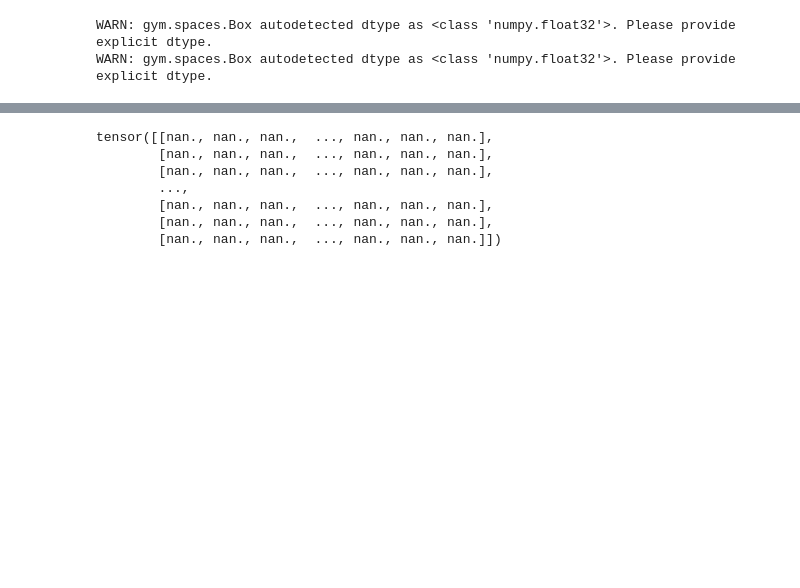
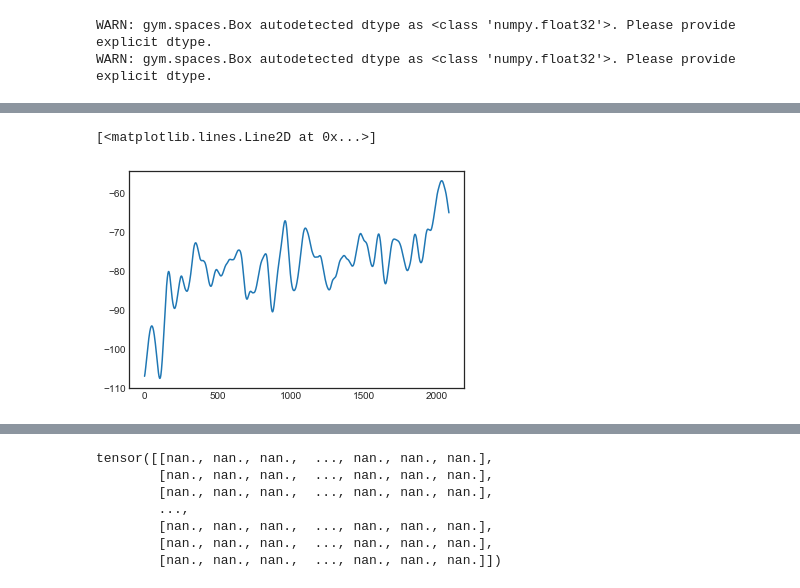
Before and after one commit to liavkoren/ai-ml-rl, a Jupyter notebook: dqn_implementations/mine/DQN part 2 -- Distributional DQN.ipynb, the cells around one changed output, grey strips where cells are left out. Cells and saved outputs as stored; diff of their text form; code cells hidden in the pictures; blank space fills up the shorter version.

```diff
--- a/dqn_implementations/mine/DQN part 2 -- Distributional DQN.ipynb
+++ b/dqn_implementations/mine/DQN part 2 -- Distributional DQN.ipynb
@@ -396,4 +430,6 @@ run_experiment(agentlearning_rate=lr, weight_decay=l2, xavier=xavier, title=titl
 # %%
 # plt.plot(smooth(np.array(agent.target_net_q_values)))
-# plt.plot(smooth(np.array(agent.episode_rewards)))
-plt.plot(smooth(np.array(agent.training_loss)))
+plt.plot(smooth(np.array(agent.episode_rewards), window_len=100) )
+# %% [output]
+[<matplotlib.lines.Line2D at 0x...>]
+[figure, added]
```
Also changed, not shown: parts of 7 cells of this notebook.
